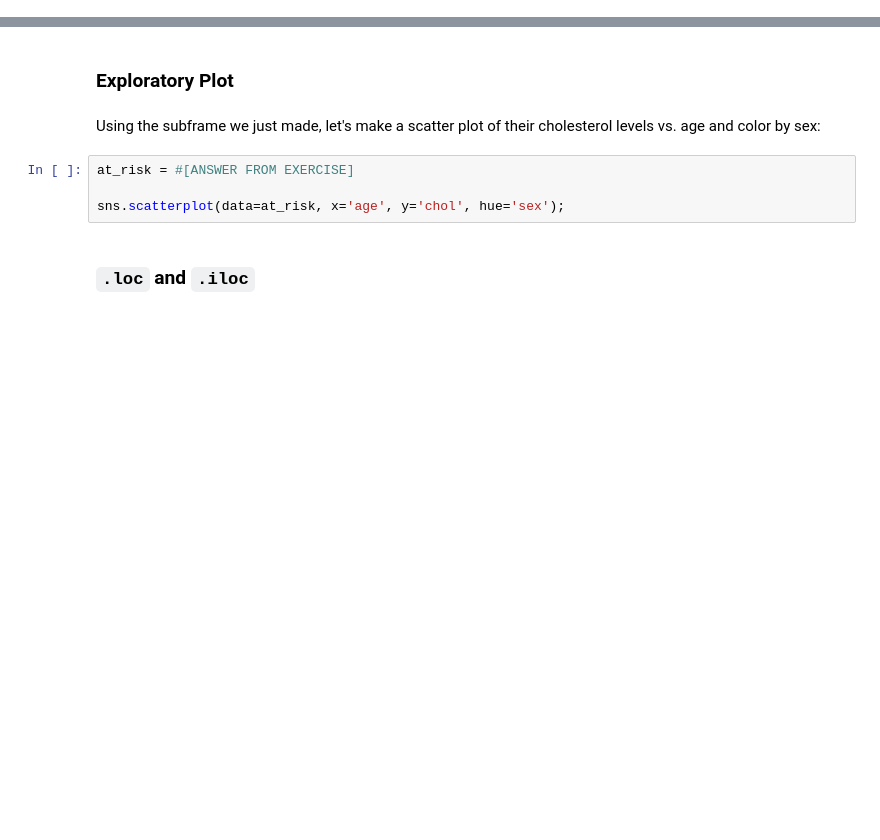
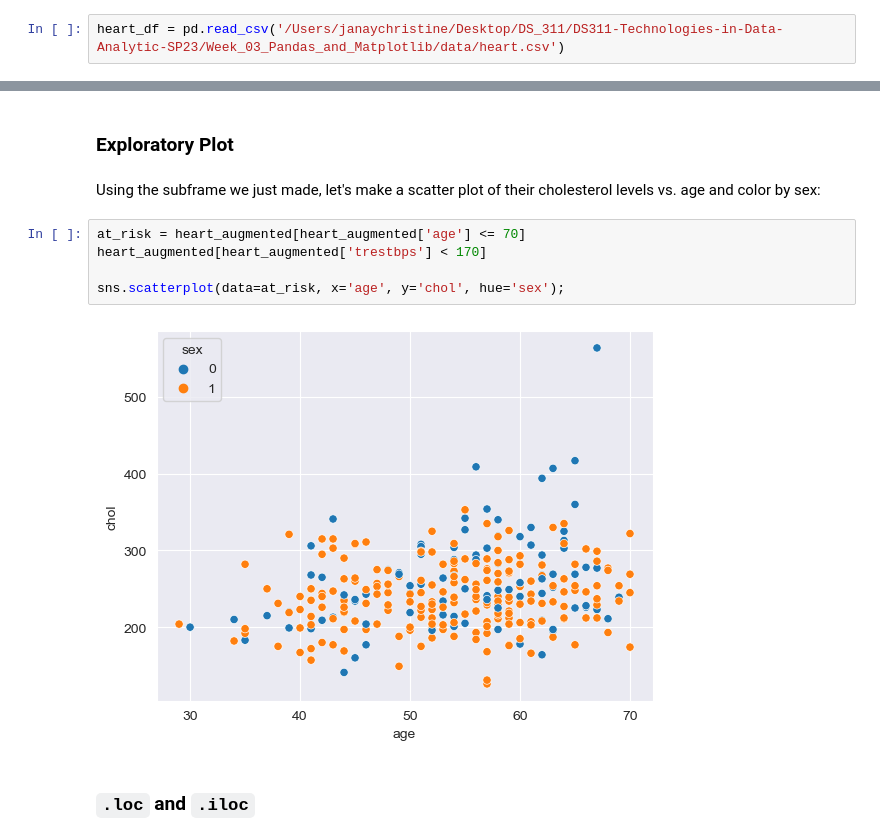
Before and after one commit to janayachristine/DS311-PythonLab-Assignments, a Jupyter notebook: Python-Exercise-2/Python_Lab_Exercise_2.ipynb, the cells around one changed output, grey strips where cells are left out. Cells and saved outputs as stored; diff of their text form; blank space fills up the shorter version.

Commit message:
changes made to python exercise 2

```diff
--- a/Python-Exercise-2/Python_Lab_Exercise_2.ipynb
+++ b/Python-Exercise-2/Python_Lab_Exercise_2.ipynb
@@ -34,3 +28,5 @@ FileNotFoundError: [Errno 2] No such file or directory: 'heart.sv'
+# %%
+heart_df = pd.read_csv('/Users/janaychristine/Desktop/DS_311/DS311-Technologies-in-Data-Analytic-SP23/Week_03_Pandas_and_Matplotlib/data/heart.csv')
 # %% [markdown]
 The output of the `.read_csv()` function is a pandas *DataFrame*, which has a familiar tabaular structure of rows and columns.
 # %%
@@ -167,9 +335,12 @@ Display the patients who are 70 or over as well as the patients whose trestbps s
 # %% [markdown]
 Using the subframe we just made, let's make a scatter plot of their cholesterol levels vs. age and color by sex:
 # %%
-at_risk = #[ANSWER FROM EXERCISE]
+at_risk = heart_augmented[heart_augmented['age'] <= 70]
+heart_augmented[heart_augmented['trestbps'] < 170]
 
 sns.scatterplot(data=at_risk, x='age', y='chol', hue='sex');
+# %% [output]
+[figure, added]
 # %% [markdown]
 ### `.loc` and `.iloc`
 # %% [markdown]
```
Also changed, not shown: parts of 41 cells of this notebook, 1 other file.
